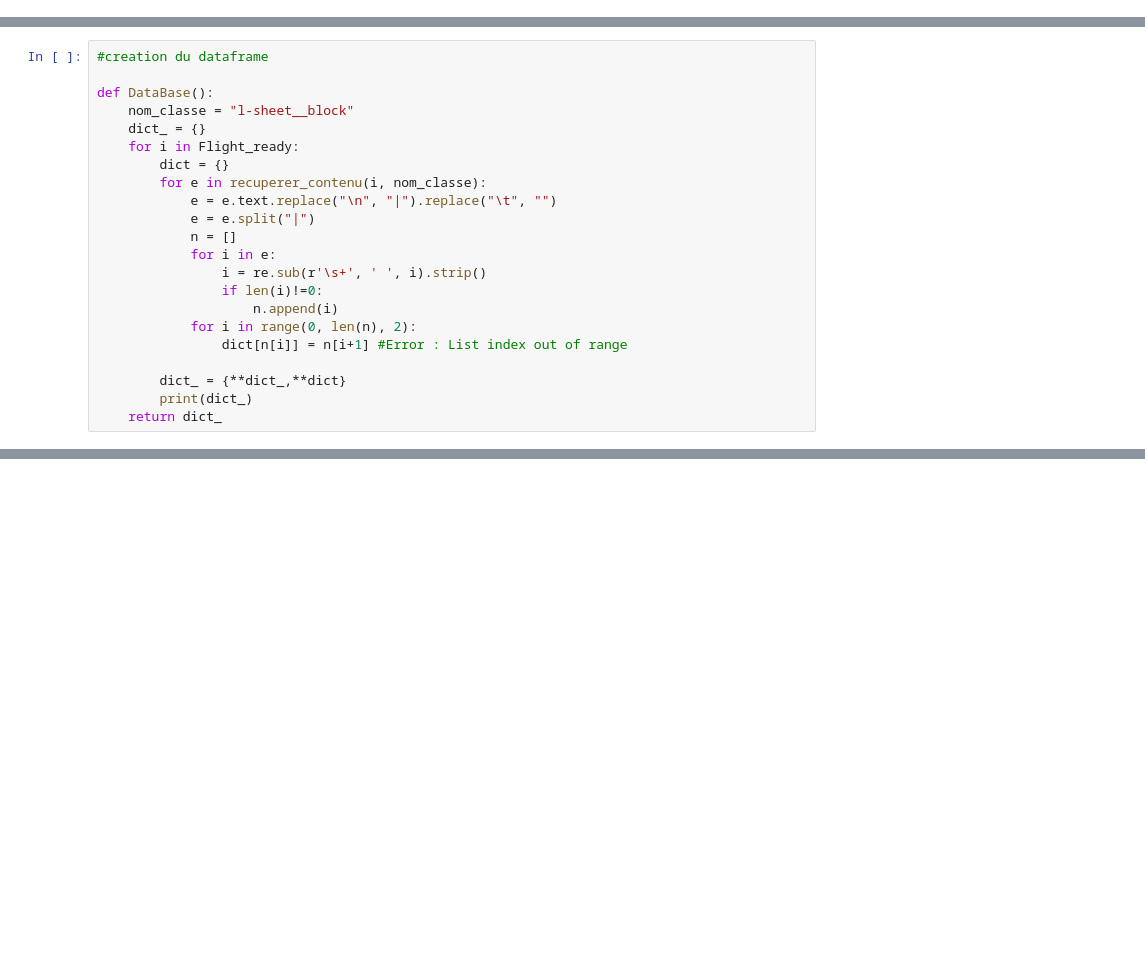
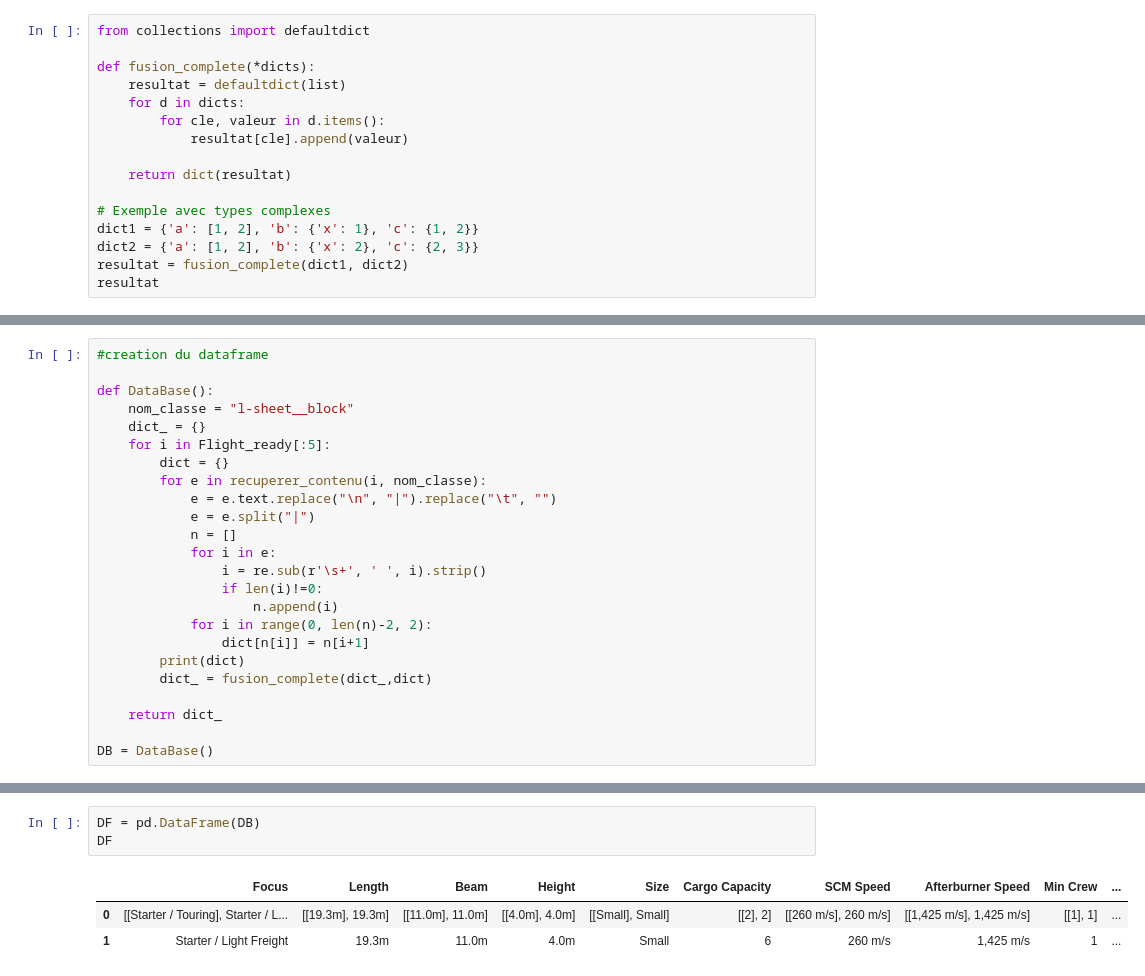
Before and after one commit to CharlesElie-AzaisdeVergeron/Stardle_Data_Base, a Jupyter notebook: BrouillonV2.ipynb, the cells around one changed output, grey strips where cells are left out. Cells and saved outputs as stored; diff of their text form; blank space fills up the shorter version.

```diff
--- a/BrouillonV2.ipynb
+++ b/BrouillonV2.ipynb
@@ -117,0 +65,16 @@ Flight_ready = [get_ship(data,i)['pledge_url']  for i in list_ship(data)[0]]
+# %%
+from collections import defaultdict
+
+def fusion_complete(*dicts):
+    resultat = defaultdict(list)
+    for d in dicts:
+        for cle, valeur in d.items():
+            resultat[cle].append(valeur)
+
+    return dict(resultat)
+
+# Exemple avec types complexes
+dict1 = {'a': [1, 2], 'b': {'x': 1}, 'c': {1, 2}}
+dict2 = {'a': [1, 2], 'b': {'x': 2}, 'c': {2, 3}}
+resultat = fusion_complete(dict1, dict2)
+resultat
@@ -121,7 +86,7 @@ Flight_ready = [get_ship(data,i)['pledge_url']  for i in list_ship(data)[0]]
 def DataBase():
     nom_classe = "l-sheet__block"
     dict_ = {}
-    for i in Flight_ready:
+    for i in Flight_ready[:5]:
         dict = {}
         for e in recuperer_contenu(i, nom_classe):
             e = e.text.replace("\n", "|").replace("\t", "")
@@ -131,9 +96,11 @@ def DataBase():
                 i = re.sub(r'\s+', ' ', i).strip()
                 if len(i)!=0:
                     n.append(i)
-            for i in range(0, len(n), 2):
-                dict[n[i]] = n[i+1] #Error : List index out of range
+            for i in range(0, len(n)-2, 2):
+                dict[n[i]] = n[i+1]
+        print(dict)
+        dict_ = fusion_complete(dict_,dict)
 
-        dict_ = {**dict_,**dict}
-        print(dict_)
     return dict_
+
+DB = DataBase()
@@ -159,0 +133,7 @@ IndexError: list index out of range
+# %%
+DF = pd.DataFrame(DB)
+DF
+# %% [output]
+|  | Focus | Length | Beam | Height | Size | Cargo Capacity | SCM Speed | Afterburner Speed | Min Crew | ... |
+| 0 | [[Starter / Touring], Starter / L... | [[19.3m], 19.3m] | [[11.0m], 11.0m] | [[4.0m], 4.0m] | [[Small], Small] | [[2], 2] | [[260 m/s], 260 m/s] | [[1,425 m/s], 1,425 m/s] | [[1], 1] | ... |
+| 1 | Starter / Light Freight | 19.3m | 11.0m | 4.0m | Small | 6 | 260 m/s | 1,425 m/s | 1 | ... |
```
Also changed, not shown: parts of 9 cells of this notebook, 2 other files.
